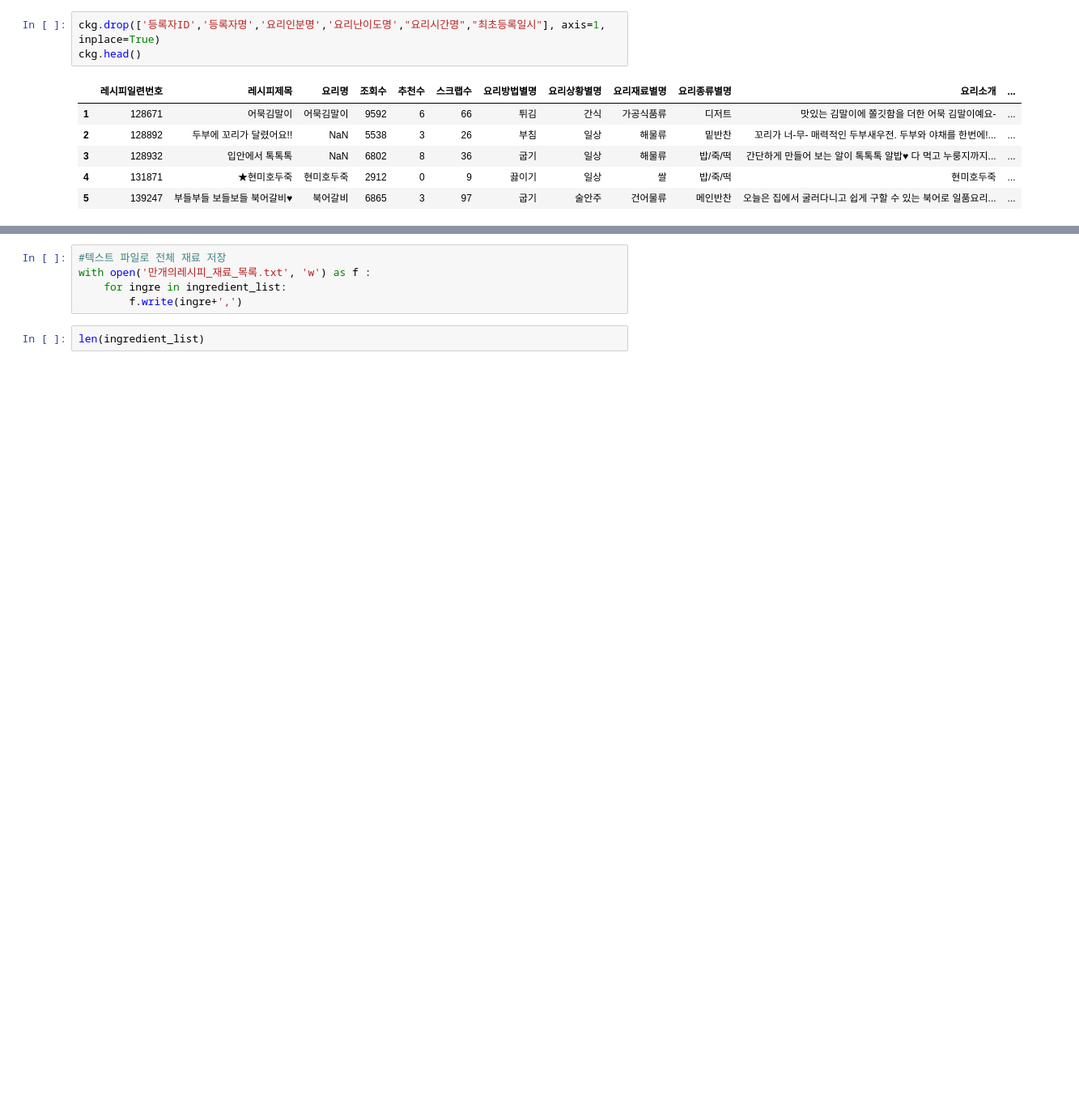
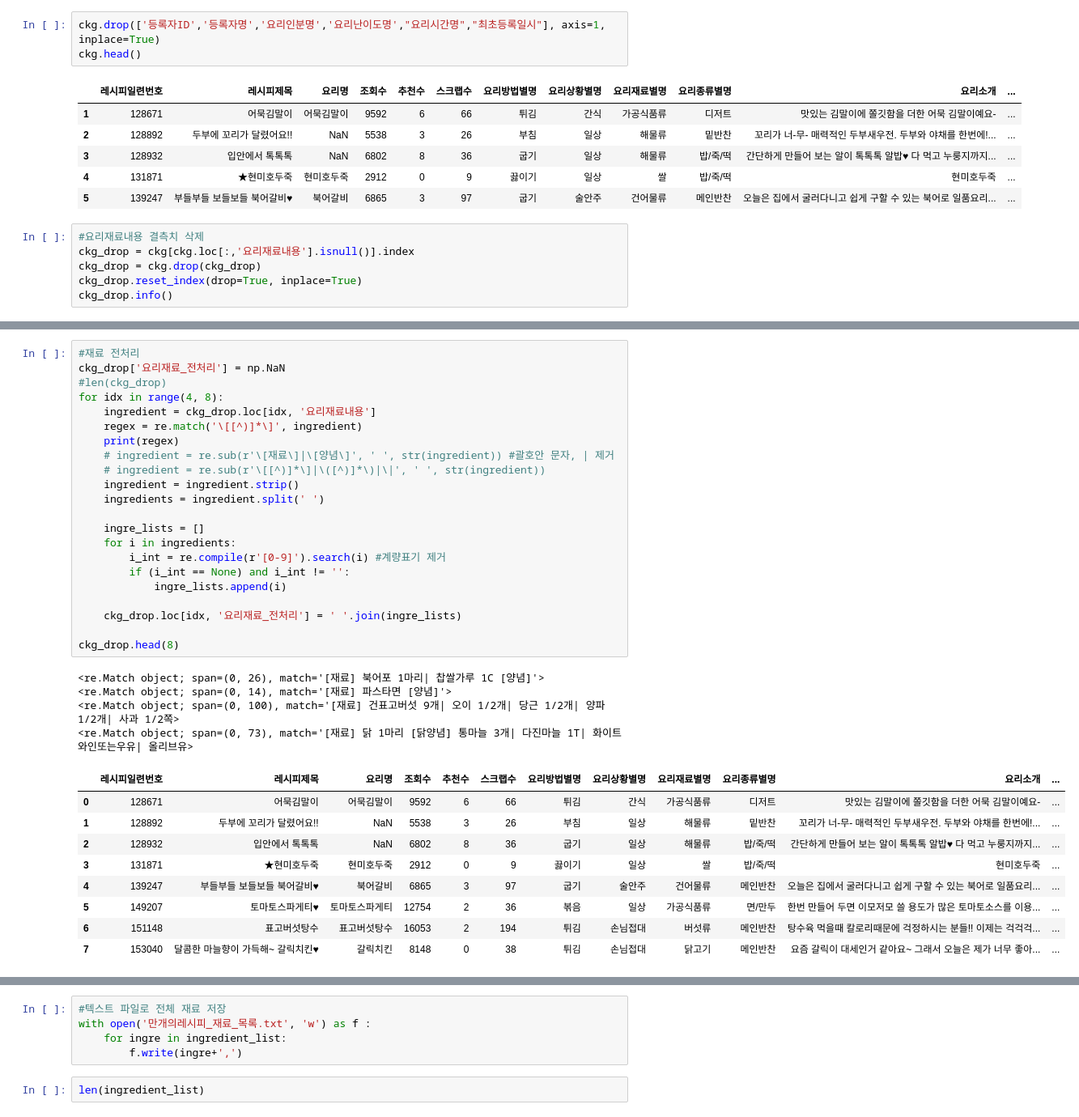
Before and after one commit to dajeong25/KDT_team4_FinalPJT, a Jupyter notebook: 01_웹크롤링/만개의레시피.ipynb, the cells around one changed output, grey strips where cells are left out. Shown at 81% size. Saved outputs shown, nothing was run; the diff lists cells and outputs as text; blank space fills up the shorter version.

```diff
--- a/01_웹크롤링/만개의레시피.ipynb
+++ b/01_웹크롤링/만개의레시피.ipynb
@@ -34,3 +35,9 @@ ckg.head()
 | 3 | 128932 | 입안에서 톡톡톡 | NaN | 6802 | 8 | 36 | 굽기 | 일상 | 해물류 | 밥/죽/떡 | 간단하게 만들어 보는 알이 톡톡톡 알밥♥ 다 먹고 누룽지까지... | ... |
 | 4 | 131871 | ★현미호두죽 | 현미호두죽 | 2912 | 0 | 9 | 끓이기 | 일상 | 쌀 | 밥/죽/떡 | 현미호두죽 | ... |
 | 5 | 139247 | 부들부들 보들보들 북어갈비♥ | 북어갈비 | 6865 | 3 | 97 | 굽기 | 술안주 | 건어물류 | 메인반찬 | 오늘은 집에서 굴러다니고 쉽게 구할 수 있는 북어로 일품요리... | ... |
+# %%
+#요리재료내용 결측치 삭제
+ckg_drop = ckg[ckg.loc[:,'요리재료내용'].isnull()].index
+ckg_drop = ckg.drop(ckg_drop)
+ckg_drop.reset_index(drop=True, inplace=True)
+ckg_drop.info()
@@ -37,3 +114,39 @@ ckg.head()
+# %%
+#재료 전처리
+ckg_drop['요리재료_전처리'] = np.NaN
+#len(ckg_drop)
+for idx in range(4, 8):
+    ingredient = ckg_drop.loc[idx, '요리재료내용']
+    regex = re.match('\[[^)]*\]', ingredient)
+    print(regex)
+    # ingredient = re.sub(r'\[재료\]|\[양념\]', ' ', str(ingredient)) #괄호안 문자, | 제거
+    # ingredient = re.sub(r'\[[^)]*\]|\([^)]*\)|\|', ' ', str(ingredient))
+    ingredient = ingredient.strip()
+    ingredients = ingredient.split(' ')
+
+    ingre_lists = []
+    for i in ingredients:
+        i_int = re.compile(r'[0-9]').search(i) #계량표기 제거
+        if (i_int == None) and i_int != '':
+            ingre_lists.append(i)
+
+    ckg_drop.loc[idx, '요리재료_전처리'] = ' '.join(ingre_lists)
+
+ckg_drop.head(8)
+# %% [output]
+<re.Match object; span=(0, 26), match='[재료] 북어포 1마리| 찹쌀가루 1C [양념]'>
+<re.Match object; span=(0, 14), match='[재료] 파스타면 [양념]'>
+<re.Match object; span=(0, 100), match='[재료] 건표고버섯 9개| 오이 1/2개| 당근 1/2개| 양파 1/2개| 사과 1/2쪽>
+<re.Match object; span=(0, 73), match='[재료] 닭 1마리 [닭양념] 통마늘 3개| 다진마늘 1T| 화이트와인또는우유| 올리브유>
+|  | 레시피일련번호 | 레시피제목 | 요리명 | 조회수 | 추천수 | 스크랩수 | 요리방법별명 | 요리상황별명 | 요리재료별명 | 요리종류별명 | 요리소개 | ... |
+| 0 | 128671 | 어묵김말이 | 어묵김말이 | 9592 | 6 | 66 | 튀김 | 간식 | 가공식품류 | 디저트 | 맛있는 김말이에 쫄깃함을 더한 어묵 김말이예요- | ... |
+| 1 | 128892 | 두부에 꼬리가 달렸어요!! | NaN | 5538 | 3 | 26 | 부침 | 일상 | 해물류 | 밑반찬 | 꼬리가 너-무- 매력적인 두부새우전. 두부와 야채를 한번에!... | ... |
+| 2 | 128932 | 입안에서 톡톡톡 | NaN | 6802 | 8 | 36 | 굽기 | 일상 | 해물류 | 밥/죽/떡 | 간단하게 만들어 보는 알이 톡톡톡 알밥♥ 다 먹고 누룽지까지... | ... |
+| 3 | 131871 | ★현미호두죽 | 현미호두죽 | 2912 | 0 | 9 | 끓이기 | 일상 | 쌀 | 밥/죽/떡 | 현미호두죽 | ... |
+| 4 | 139247 | 부들부들 보들보들 북어갈비♥ | 북어갈비 | 6865 | 3 | 97 | 굽기 | 술안주 | 건어물류 | 메인반찬 | 오늘은 집에서 굴러다니고 쉽게 구할 수 있는 북어로 일품요리... | ... |
+| 5 | 149207 | 토마토스파게티♥ | 토마토스파게티 | 12754 | 2 | 36 | 볶음 | 일상 | 가공식품류 | 면/만두 | 한번 만들어 두면 이모저모 쓸 용도가 많은 토마토소스를 이용... | ... |
+| 6 | 151148 | 표고버섯탕수 | 표고버섯탕수 | 16053 | 2 | 194 | 튀김 | 손님접대 | 버섯류 | 메인반찬 | 탕수육 먹을때 칼로리때문에 걱정하시는 분들!! 이제는 걱걱걱... | ... |
+| 7 | 153040 | 달콤한 마늘향이 가득해~ 갈릭치킨♥ | 갈릭치킨 | 8148 | 0 | 38 | 튀김 | 손님접대 | 닭고기 | 메인반찬 | 요즘 갈릭이 대세인거 같아요~ 그래서 오늘은 제가 너무 좋아... | ... |
 # %%
 #재료 전체 사전을 만들기 위한 작업
 ingredient_series = ckg['요리재료내용'].dropna()
```
Also changed, not shown: parts of 7 cells of this notebook, 1 other file.
